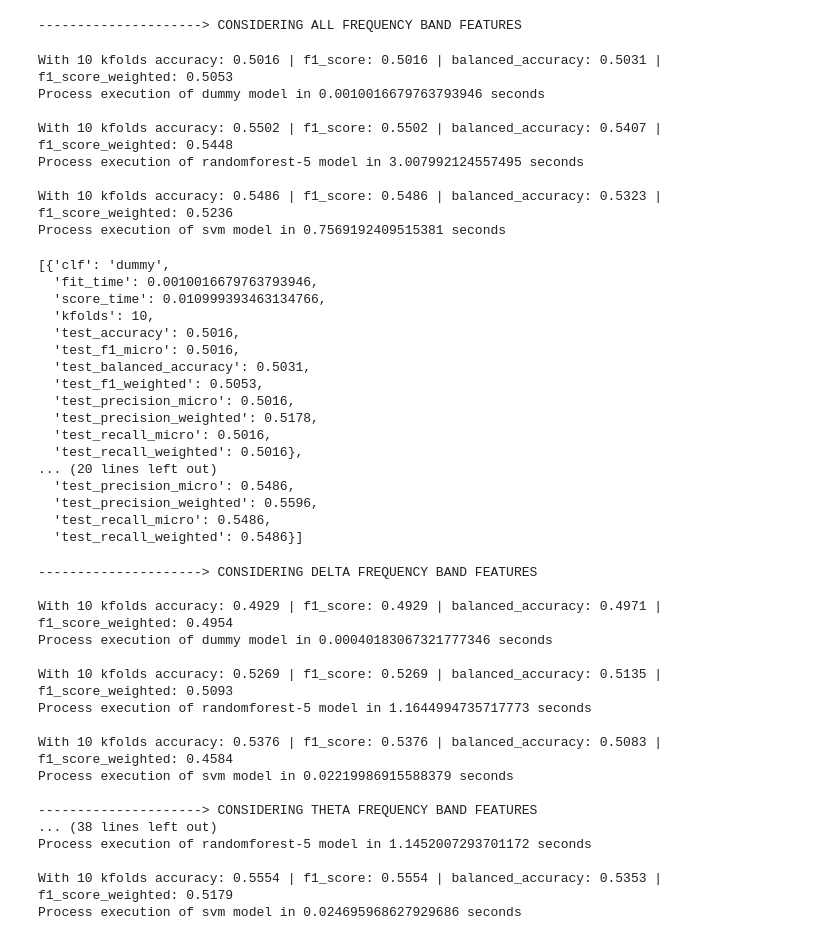
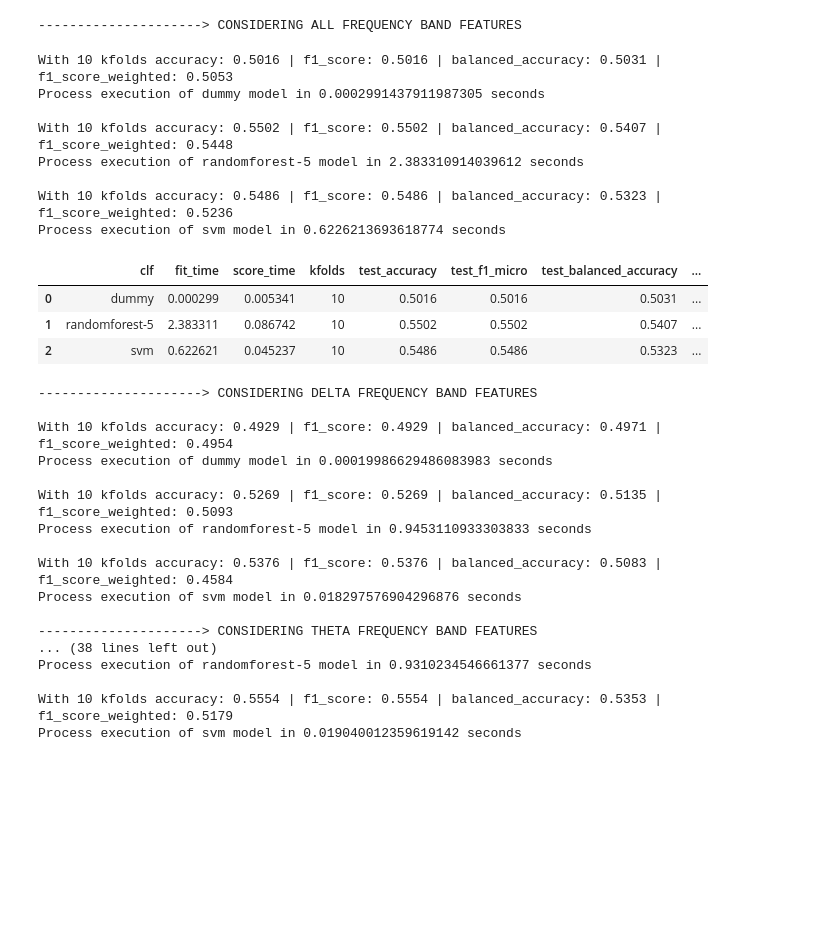
Before and after one commit to ARGHZ/feelings-in-eeg, a Jupyter notebook: notebooks/first_classification.ipynb, the cells around one changed output. Saved outputs shown, nothing was run; the diff lists cells and outputs as text; code cells hidden in the pictures; blank space fills up the shorter version.

```diff
--- a/notebooks/first_classification.ipynb
+++ b/notebooks/first_classification.ipynb
@@ -1,9 +1,10 @@
 # %%
+import pandas as pd
 %matplotlib inline
 
-import sys
+# import sys
 
-WORKING_DIR = "C:/Users/Juan/PycharmProjects/thought-cmd_2"
+CLS_VARS = "C:/Users/Juan/OneDrive - CINVESTAV/head_it"
 
 # sys.path.extend(['C:\\Users\\Juan\\PycharmProjects\\thought-cmd_2', WORKING_DIR])
 
@@ -12,9 +13,9 @@ from data_sets_helper import *
 import config as general_config
 import head_it.config as head_it_config
 from featuresextractor import get_csv_content
-from models.classification import binarize_targets, run_classification_experiment
+from classification import binarize_targets, run_classification_experiment
 # %%
-file_path, emotions = WORKING_DIR + '/data/graph_metrics_mayor_igual_que_25_all.csv', head_it_config.EMOTIONAL_LABELS
+file_path, emotions = CLS_VARS + '/graph_metrics_mayor_igual_que_25_all.csv', head_it_config.EMOTIONAL_LABELS
 data = get_csv_content(file_path).dropna()
 print('\n---------------------> CONSIDERING ALL FREQUENCY BAND FEATURES')
 # %% [output]
@@ -28,33 +29,20 @@ y, X = np.array([emotions.index(value) for index, value in data[head_it_config.C
 y = binarize_targets(y, 7)
 data = X.assign(target=y)
 # %%
-run_classification_experiment(data.to_numpy())
+pd.DataFrame(run_classification_experiment(data.to_numpy()))
 # %% [output]
 With 10 kfolds accuracy: 0.5016 | f1_score: 0.5016 | balanced_accuracy: 0.5031 | f1_score_weighted: 0.5053
-Process execution of dummy model in 0.0010016679763793946 seconds
+Process execution of dummy model in 0.0002991437911987305 seconds
 
 With 10 kfolds accuracy: 0.5502 | f1_score: 0.5502 | balanced_accuracy: 0.5407 | f1_score_weighted: 0.5448
-Process execution of randomforest-5 model in 3.007992124557495 seconds
+Process execution of randomforest-5 model in 2.383310914039612 seconds
 
 With 10 kfolds accuracy: 0.5486 | f1_score: 0.5486 | balanced_accuracy: 0.5323 | f1_score_weighted: 0.5236
-Process execution of svm model in 0.7569192409515381 seconds
+Process execution of svm model in 0.6226213693618774 seconds
-[{'clf': 'dummy',
-  'fit_time': 0.0010016679763793946,
-  'score_time': 0.010999393463134766,
-  'kfolds': 10,
-  'test_accuracy': 0.5016,
-  'test_f1_micro': 0.5016,
-  'test_balanced_accuracy': 0.5031,
-  'test_f1_weighted': 0.5053,
-  'test_precision_micro': 0.5016,
-  'test_precision_weighted': 0.5178,
-  'test_recall_micro': 0.5016,
-  'test_recall_weighted': 0.5016},
-... (20 lines left out)
-  'test_precision_micro': 0.5486,
-  'test_precision_weighted': 0.5596,
-  'test_recall_micro': 0.5486,
-  'test_recall_weighted': 0.5486}]
+|  | clf | fit_time | score_time | kfolds | test_accuracy | test_f1_micro | test_balanced_accuracy | ... |
+| 0 | dummy | 0.000299 | 0.005341 | 10 | 0.5016 | 0.5016 | 0.5031 | ... |
+| 1 | randomforest-5 | 2.383311 | 0.086742 | 10 | 0.5502 | 0.5502 | 0.5407 | ... |
+| 2 | svm | 0.622621 | 0.045237 | 10 | 0.5486 | 0.5486 | 0.5323 | ... |
 # %%
 for freq_band in general_config.FREQ_BANDS:
     freq_name, freq_range = freq_band[0].lower(), freq_band[1:]
@@ -73,17 +61,17 @@ for freq_band in general_config.FREQ_BANDS:
 ---------------------> CONSIDERING DELTA FREQUENCY BAND FEATURES
 
 With 10 kfolds accuracy: 0.4929 | f1_score: 0.4929 | balanced_accuracy: 0.4971 | f1_score_weighted: 0.4954
-Process execution of dummy model in 0.00040183067321777346 seconds
+Process execution of dummy model in 0.00019986629486083983 seconds
 
 With 10 kfolds accuracy: 0.5269 | f1_score: 0.5269 | balanced_accuracy: 0.5135 | f1_score_weighted: 0.5093
-Process execution of randomforest-5 model in 1.1644994735717773 seconds
+Process execution of randomforest-5 model in 0.9453110933303833 seconds
 
 With 10 kfolds accuracy: 0.5376 | f1_score: 0.5376 | balanced_accuracy: 0.5083 | f1_score_weighted: 0.4584
-Process execution of svm model in 0.02219986915588379 seconds
+Process execution of svm model in 0.018297576904296876 seconds
 
 ---------------------> CONSIDERING THETA FREQUENCY BAND FEATURES
 ... (38 lines left out)
-Process execution of randomforest-5 model in 1.1452007293701172 seconds
+Process execution of randomforest-5 model in 0.9310234546661377 seconds
 
 With 10 kfolds accuracy: 0.5554 | f1_score: 0.5554 | balanced_accuracy: 0.5353 | f1_score_weighted: 0.5179
-Process execution of svm model in 0.024695968627929686 seconds
+Process execution of svm model in 0.019040012359619142 seconds
```
Also changed, not shown: 11 other files.
